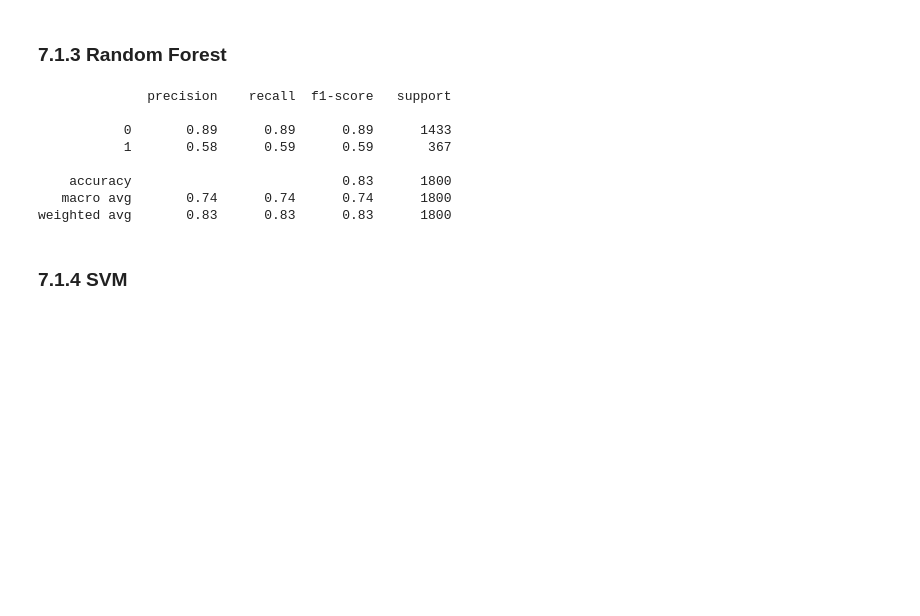
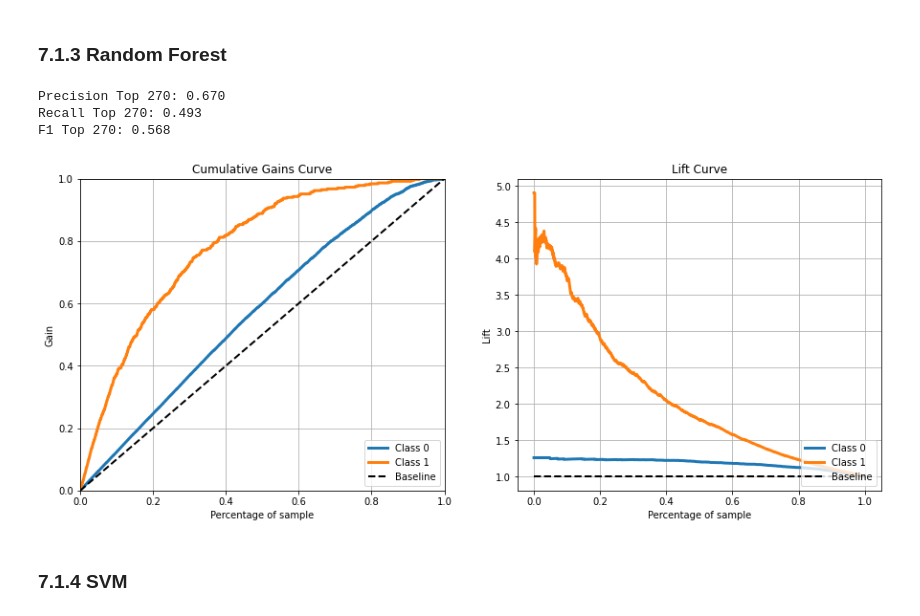
Before and after one commit to raposofrct/churn-prediction, a Jupyter notebook: notebook.ipynb, the cells around one changed output. Cells and saved outputs as stored; diff of their text form; code cells hidden in the pictures; blank space fills up the shorter version.

```diff
--- a/notebook.ipynb
+++ b/notebook.ipynb
@@ -436,17 +465,12 @@ weighted avg       0.78      0.74      0.75      1800
 ### 7.1.3 Random Forest
 # %%
 model = RandomForestClassifier()
-model.fit(x_train,y_train)
-print(classification_report(y_val,model.predict(x_val)))
+holdout_evaluation(model,x_train,y_train,x_val,y_val,270,2)
 # %% [output]
-              precision    recall  f1-score   support
-
-           0       0.89      0.89      0.89      1433
-           1       0.58      0.59      0.59       367
-
-    accuracy                           0.83      1800
-   macro avg       0.74      0.74      0.74      1800
-weighted avg       0.83      0.83      0.83      1800
+Precision Top 270: 0.670
+Recall Top 270: 0.493
+F1 Top 270: 0.568
+[figure, added]
 # %% [markdown]
 ### 7.1.4 SVM
 # %%
```
Also changed, not shown: parts of 27 cells of this notebook, 2 other files.
